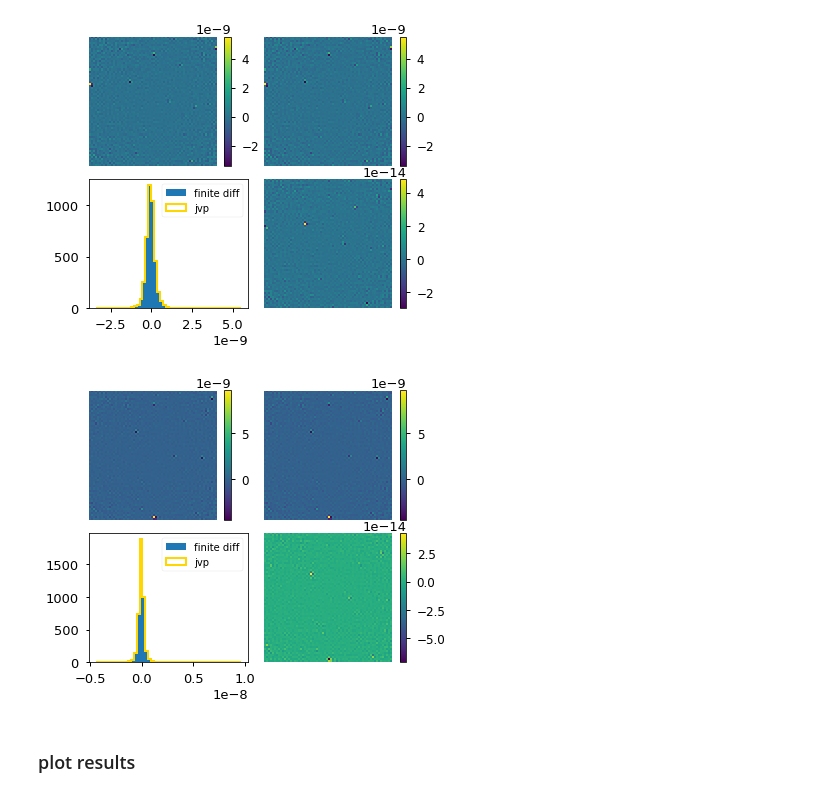
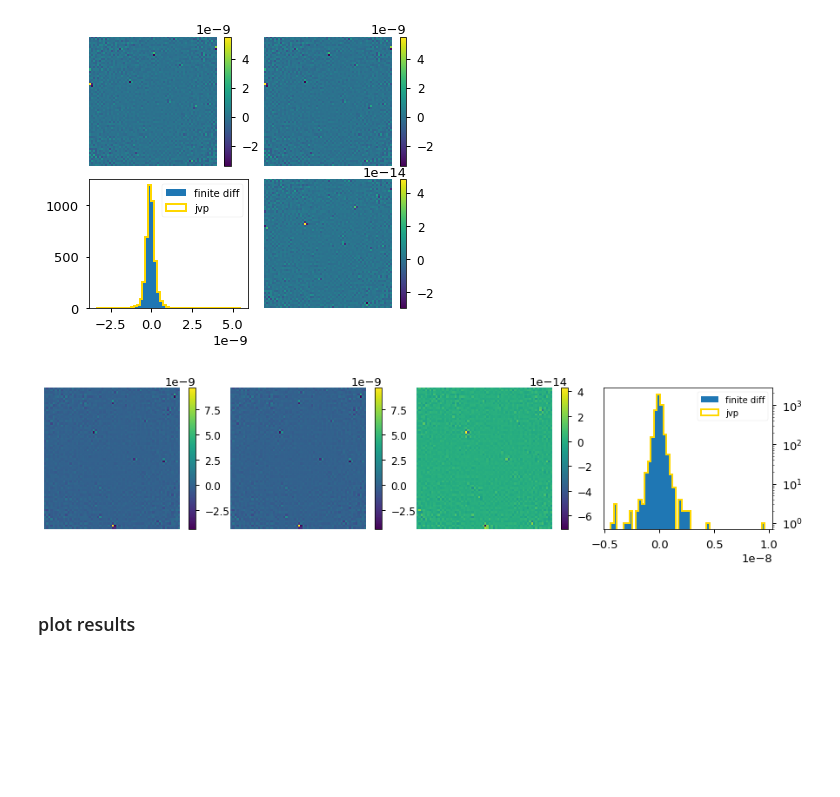
Before and after one commit to VMBoehm/MADLens, a Jupyter notebook: notebooks/PlotResults-publications.ipynb, the cells around one changed output. Cells and saved outputs as stored; diff of their text form; code cells hidden in the pictures; blank space fills up the shorter version.

Commit message:
derivative plot redesigned

```diff
--- a/notebooks/PlotResults-publications.ipynb
+++ b/notebooks/PlotResults-publications.ipynb
@@ -673,26 +673,27 @@ map_plus = np.load('/global/cscratch1/sd/vboehm/MADLensOutputs/636439a/deriv_tes
 
 mapdiff = (map_plus-map_minus).reshape(64,64)
 # %%
-fig,ax = plt.subplots(2,2, figsize=(6,5))
-im1 = ax[0][0].imshow((jvp).reshape(64,64), aspect="auto")
-ax[0][0].axis('off')
-cbar=fig.colorbar(im1, ax=ax[0, 0])
+fig,ax = plt.subplots(1,4, figsize=(15,3))
+im1 = ax[0].imshow((jvp).reshape(64,64), aspect="auto")
+ax[0].axis('off')
+cbar=fig.colorbar(im1, ax=ax[0])
 cbar.ax.tick_params(labelsize=12)
-im2 = ax[0][1].imshow((mapdiff).reshape(64,64), aspect="auto")
-ax[0][1].axis('off')
-cbar = fig.colorbar(im2, ax=ax[0, 1])
+im2 = ax[1].imshow((mapdiff).reshape(64,64), aspect="auto")
+ax[1].axis('off')
+cbar = fig.colorbar(im2, ax=ax[1])
 cbar.ax.tick_params(labelsize=12)
-im3 = ax[1][1].imshow(jvp.reshape(64,64)-mapdiff, aspect="auto")
-ax[1][1].axis('off')
-cbar = fig.colorbar(im3, ax=ax[1, 1])
+im3 = ax[2].imshow(jvp.reshape(64,64)-mapdiff, aspect="auto")
+ax[2].axis('off')
+cbar = fig.colorbar(im3, ax=ax[2])
 cbar.ax.tick_params(labelsize=12)
-_ =ax[1][0].hist((map_plus-map_minus).flatten(),bins=50, label='finite diff')
-_ =ax[1][0].hist(jvp.flatten(),bins=50, alpha=1, label='jvp', histtype=u'step', lw=2, color='gold')
-ax[1][0].legend()
+_ =ax[3].hist((map_plus-map_minus).flatten(),bins=50, label='finite diff', log=True)
+_ =ax[3].hist(jvp.flatten(),bins=50, alpha=1, label='jvp', histtype=u'step', lw=2, color='gold')
+ax[3].legend()
+ax[3].yaxis.tick_right()
 plt.subplots_adjust(hspace=0.1,wspace=0.1)
 plt.savefig(os.path.join(PLOTPATH,'vjp_interp.pdf'),bbox_inches='tight')
 # %% [output]
-[figure, old version]
+[figure, new version]
 # %% [markdown]
 ### plot results
 # %%
```
Also changed, not shown: 1 other file.
